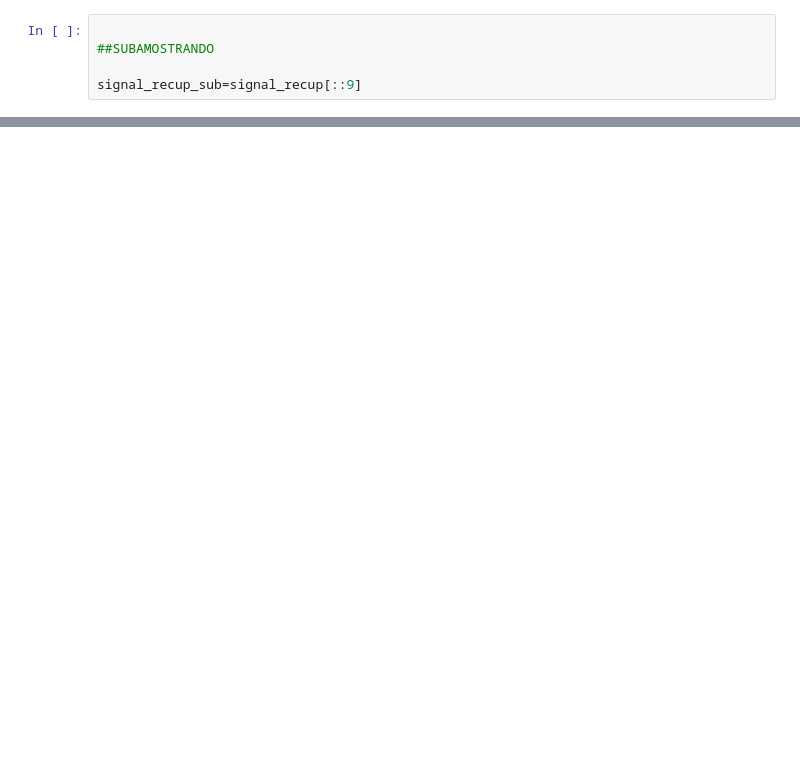
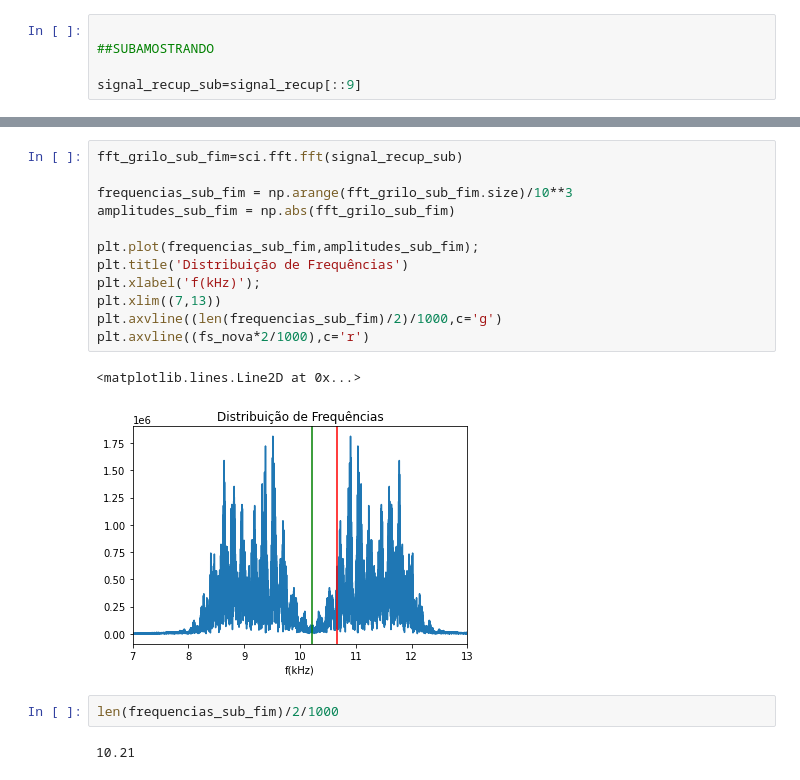
Before and after one commit to AlefeTiago/signal_systems_projects, a Jupyter notebook: Exp01.ipynb, the cells around one changed output, grey strips where cells are left out. Saved outputs shown, nothing was run; the diff lists cells and outputs as text; blank space fills up the shorter version.

```diff
--- a/Exp01.ipynb
+++ b/Exp01.ipynb
@@ -139,0 +152,19 @@ plt.xlabel('f(kHz)');
+# %%
+fft_grilo_sub_fim=sci.fft.fft(signal_recup_sub)
+
+frequencias_sub_fim = np.arange(fft_grilo_sub_fim.size)/10**3
+amplitudes_sub_fim = np.abs(fft_grilo_sub_fim)
+
+plt.plot(frequencias_sub_fim,amplitudes_sub_fim);
+plt.title('Distribuição de Frequências')
+plt.xlabel('f(kHz)');
+plt.xlim((7,13))
+plt.axvline((len(frequencias_sub_fim)/2)/1000,c='g')
+plt.axvline((fs_nova*2/1000),c='r')
+# %% [output]
+<matplotlib.lines.Line2D at 0x...>
+[figure, added]
+# %%
+len(frequencias_sub_fim)/2/1000
+# %% [output]
+10.21
```
Also changed, not shown: parts of 10 cells of this notebook.
